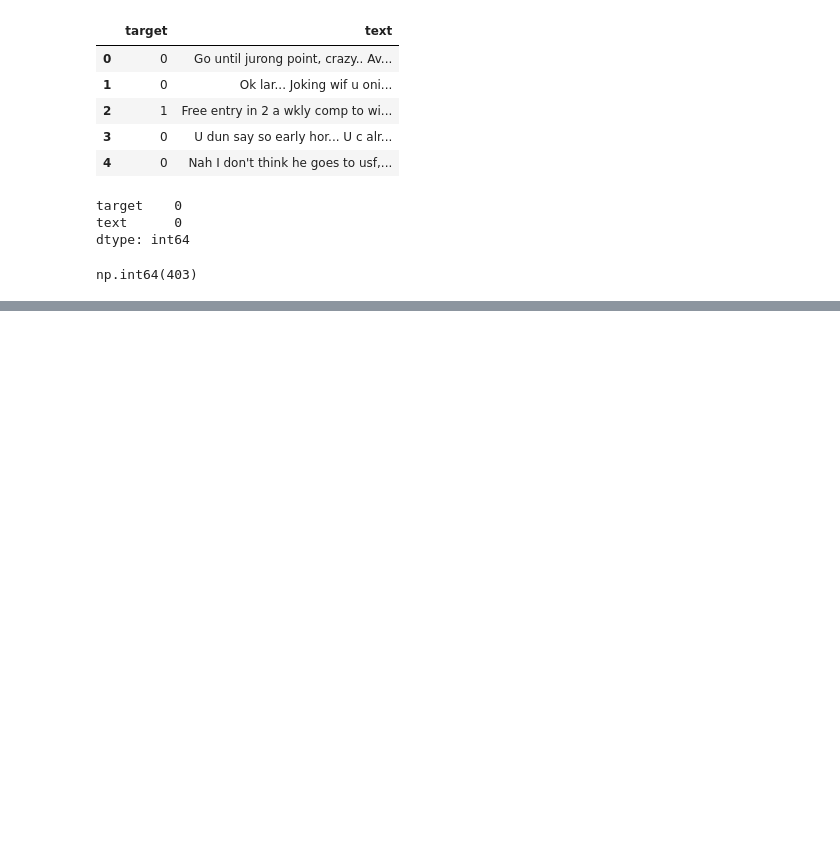
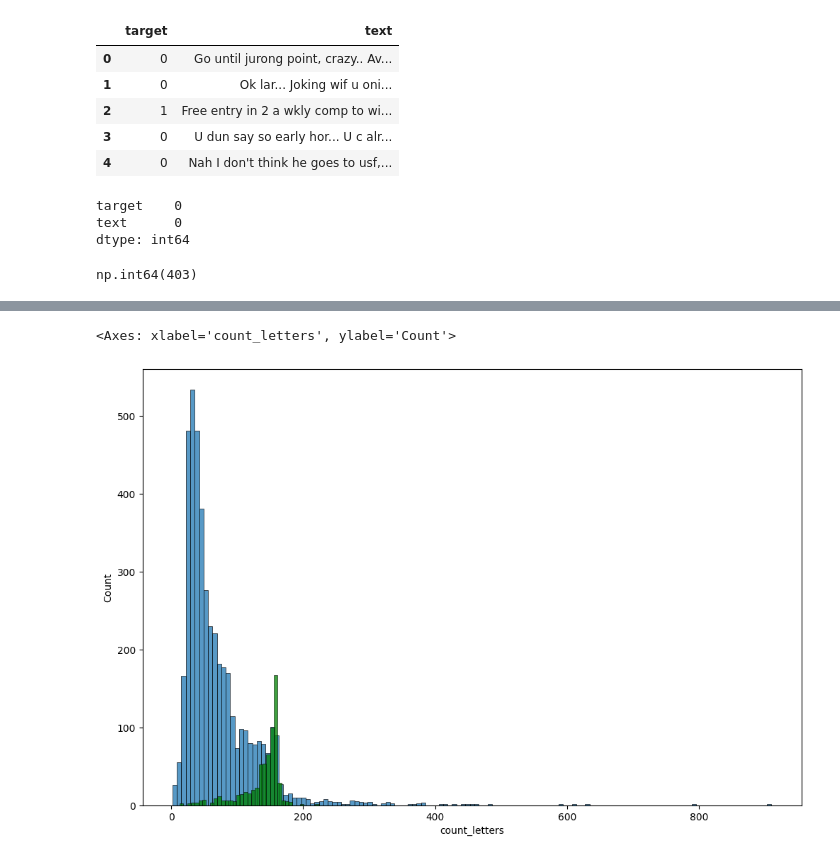
Before and after one commit to Kushal096/Spam_Classifier, a Jupyter notebook: main.ipynb, the cells around one changed output, grey strips where cells are left out. Drawn from its saved outputs; the diff is of its cells as text; code cells hidden in the pictures; blank space fills up the shorter version.

```diff
--- a/main.ipynb
+++ b/main.ipynb
@@ -76,0 +82,2 @@ data = data.drop_duplicates(keep='first')
+# %%
+data['count_letters'] = data['text'].apply(len)
@@ -76,0 +93,2 @@ data = data.drop_duplicates(keep='first')
+# %%
+data['count_words'] = data['text'].apply(lambda x:len(word_tokenize(x)))
@@ -76,0 +104,2 @@ data = data.drop_duplicates(keep='first')
+# %%
+data['count_sentences'] = data['text'].apply(lambda x:len(sent_tokenize(x)))
@@ -76,0 +118,7 @@ data = data.drop_duplicates(keep='first')
+# %%
+plt.figure(figsize=(12,8))
+sns.histplot(data[data['target'] == 0]['count_letters'])
+sns.histplot(data[data['target'] == 1]['count_letters'],color = 'green')
+# %% [output]
+<Axes: xlabel='count_letters', ylabel='Count'>
+[figure, added]
```
Also changed, not shown: parts of 10 cells of this notebook.
